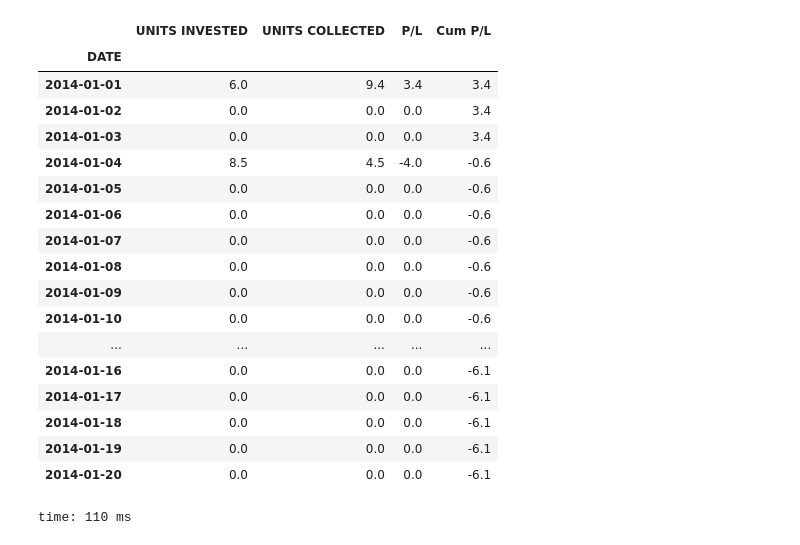
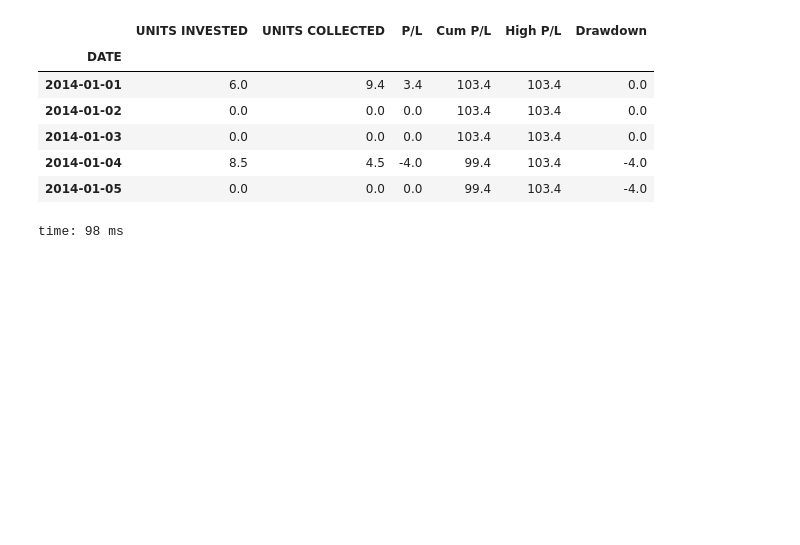
Before and after one commit to nickQuant/Notebooks, a Jupyter notebook: WinningEdge.ipynb, the cells around one changed output. Drawn from its saved outputs; the diff is of its cells as text; code cells hidden in the pictures; blank space fills up the shorter version.

```diff
--- a/WinningEdge.ipynb
+++ b/WinningEdge.ipynb
@@ -29,31 +29,22 @@ import ffn
 # %%
 lukeMurrel = pd.read_csv('lm.csv', header=0)
 lukeMurrel['DATE']  = pd.to_datetime(lukeMurrel['DATE'], format='%d-%m-%y')
 lukeMurrelFiltered = lukeMurrel[['DATE','UNITS INVESTED', 'UNITS COLLECTED', 'P/L']]
 lukeMurrelFilteredAndGrouped = lukeMurrelFiltered.groupby(['DATE']).sum()
 lukeMurrelFilteredAndGrouped = lukeMurrelFilteredAndGrouped.resample('D').sum().replace(np.nan, 0)
-lukeMurrelFilteredAndGrouped['Cum P/L'] = lukeMurrelFilteredAndGrouped['P/L'].cumsum(axis = 0)
-lukeMurrelFilteredAndGrouped.head(20)
+lukeMurrelFilteredAndGrouped['Cum P/L'] = lukeMurrelFilteredAndGrouped['P/L'].cumsum(axis = 0)+100 #start at 100 bank account
+lukeMurrelFilteredAndGrouped['High P/L'] = lukeMurrelFilteredAndGrouped['Cum P/L'].cummax()
+lukeMurrelFilteredAndGrouped['Drawdown'] = (lukeMurrelFilteredAndGrouped['Cum P/L'] - lukeMurrelFilteredAndGrouped['High P/L'])
+lukeMurrelFilteredAndGrouped.head()
 # %% [output]
-|  | UNITS INVESTED | UNITS COLLECTED | P/L | Cum P/L |
-| DATE |  |  |  |  |
-| 2014-01-01 | 6.0 | 9.4 | 3.4 | 3.4 |
-| 2014-01-02 | 0.0 | 0.0 | 0.0 | 3.4 |
-| 2014-01-03 | 0.0 | 0.0 | 0.0 | 3.4 |
-| 2014-01-04 | 8.5 | 4.5 | -4.0 | -0.6 |
-| 2014-01-05 | 0.0 | 0.0 | 0.0 | -0.6 |
-| 2014-01-06 | 0.0 | 0.0 | 0.0 | -0.6 |
-| 2014-01-07 | 0.0 | 0.0 | 0.0 | -0.6 |
-| 2014-01-08 | 0.0 | 0.0 | 0.0 | -0.6 |
-| 2014-01-09 | 0.0 | 0.0 | 0.0 | -0.6 |
-| 2014-01-10 | 0.0 | 0.0 | 0.0 | -0.6 |
-| ... | ... | ... | ... | ... |
-| 2014-01-16 | 0.0 | 0.0 | 0.0 | -6.1 |
-| 2014-01-17 | 0.0 | 0.0 | 0.0 | -6.1 |
-| 2014-01-18 | 0.0 | 0.0 | 0.0 | -6.1 |
-| 2014-01-19 | 0.0 | 0.0 | 0.0 | -6.1 |
-| 2014-01-20 | 0.0 | 0.0 | 0.0 | -6.1 |
+|  | UNITS INVESTED | UNITS COLLECTED | P/L | Cum P/L | High P/L | Drawdown |
+| DATE |  |  |  |  |  |  |
+| 2014-01-01 | 6.0 | 9.4 | 3.4 | 103.4 | 103.4 | 0.0 |
+| 2014-01-02 | 0.0 | 0.0 | 0.0 | 103.4 | 103.4 | 0.0 |
+| 2014-01-03 | 0.0 | 0.0 | 0.0 | 103.4 | 103.4 | 0.0 |
+| 2014-01-04 | 8.5 | 4.5 | -4.0 | 99.4 | 103.4 | -4.0 |
+| 2014-01-05 | 0.0 | 0.0 | 0.0 | 99.4 | 103.4 | -4.0 |
-time: 110 ms
+time: 98 ms
 # %%
 trialSpy = pd.read_csv('ts.csv', header=0)
 trialSpy['DATE']  = pd.to_datetime(trialSpy['DATE'], format='%d/%m/%Y')
```
Also changed, not shown: parts of 8 cells of this notebook.
